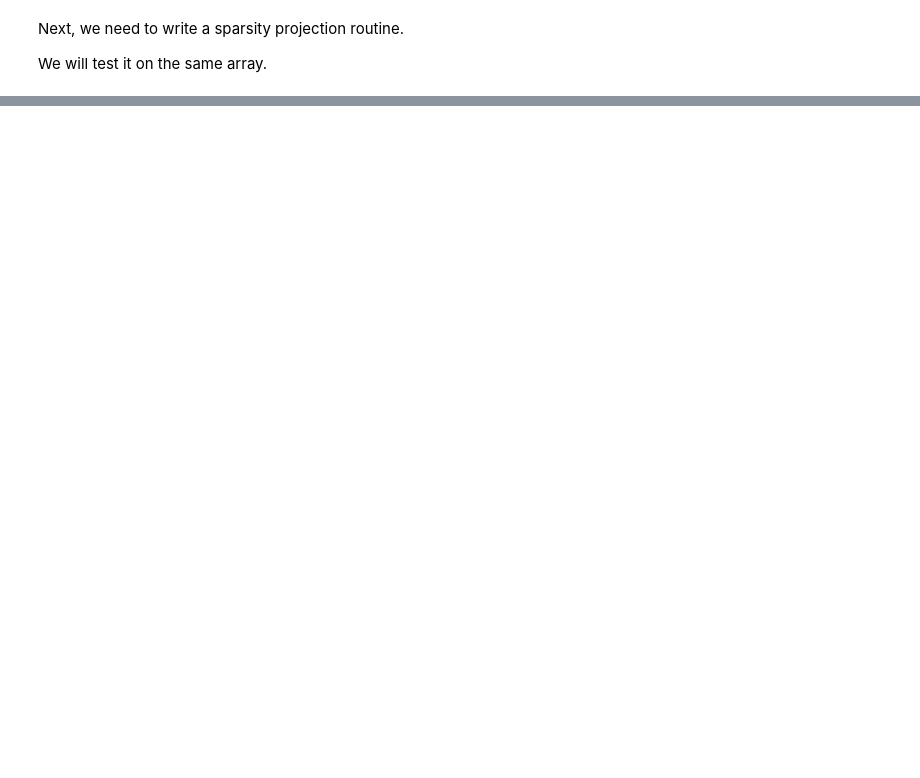
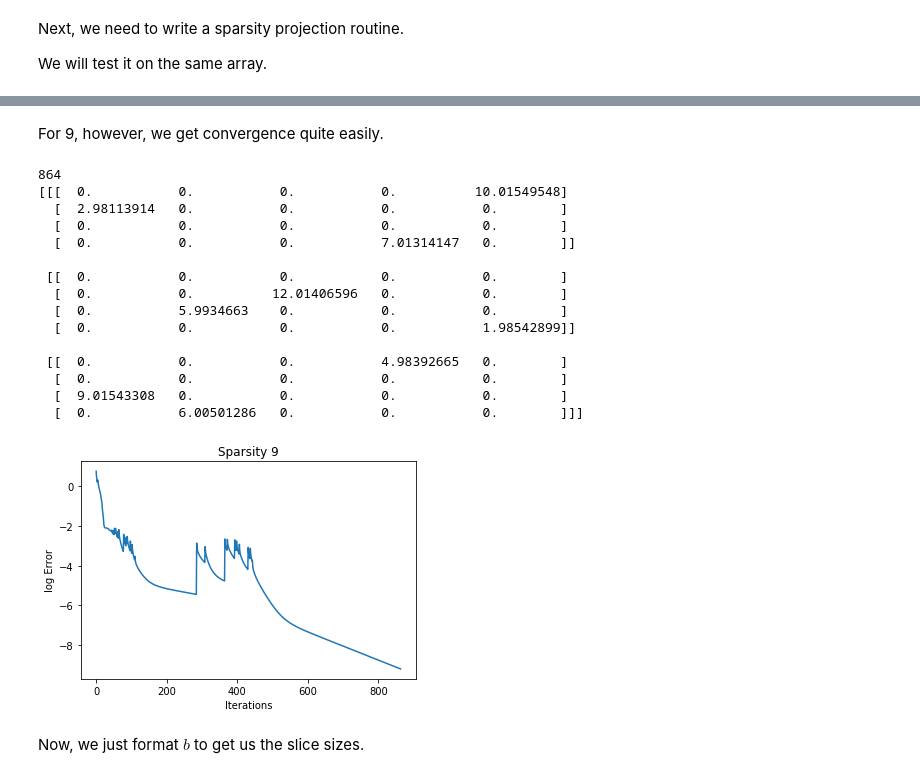
Before and after one commit to atbolsh/RRR_HW3, a Jupyter notebook: HW3.ipynb, the cells around one changed output, grey strips where cells are left out. Drawn from its saved outputs; the diff is of its cells as text; code cells hidden in the pictures; blank space fills up the shorter version.

```diff
--- a/HW3.ipynb
+++ b/HW3.ipynb
@@ -120,0 +121,38 @@ print t*sparseProj(b)
+# %% [markdown]
+For 9, however, we get convergence quite easily.
+# %%
+sparse = 9
+
+a = np.random.rand(3, 4, 5)
+
+b, errors = RRR(a, equiPartProj, lambda x: sparseProj(x, 9), 0.5, 1e-4, 10000, True)
+
+#print t*sparseProj(b)
+print len(errors)
+print t*sparseProj(equiPartProj(b))
+#plt.plot(range(len(errors)), errors)
+#plt.show()
+plt.plot([math.log(e) for e in errors])
+plt.xlabel("Iterations")
+plt.ylabel("log Error")
+plt.title("Sparsity 9")
+plt.show()
+# %% [output]
+864
+[[[  0.           0.           0.           0.          10.01549548]
+  [  2.98113914   0.           0.           0.           0.        ]
+  [  0.           0.           0.           0.           0.        ]
+  [  0.           0.           0.           7.01314147   0.        ]]
+
+ [[  0.           0.           0.           0.           0.        ]
+  [  0.           0.          12.01406596   0.           0.        ]
+  [  0.           5.9934663    0.           0.           0.        ]
+  [  0.           0.           0.           0.           1.98542899]]
+
+ [[  0.           0.           0.           4.98392665   0.        ]
+  [  0.           0.           0.           0.           0.        ]
+  [  9.01543308   0.           0.           0.           0.        ]
+  [  0.           6.00501286   0.           0.           0.        ]]]
+[figure, added]
+# %% [markdown]
+Now, we just format $b$ to get us the slice sizes.
```
Also changed, not shown: parts of 8 cells of this notebook, 2 other files.
